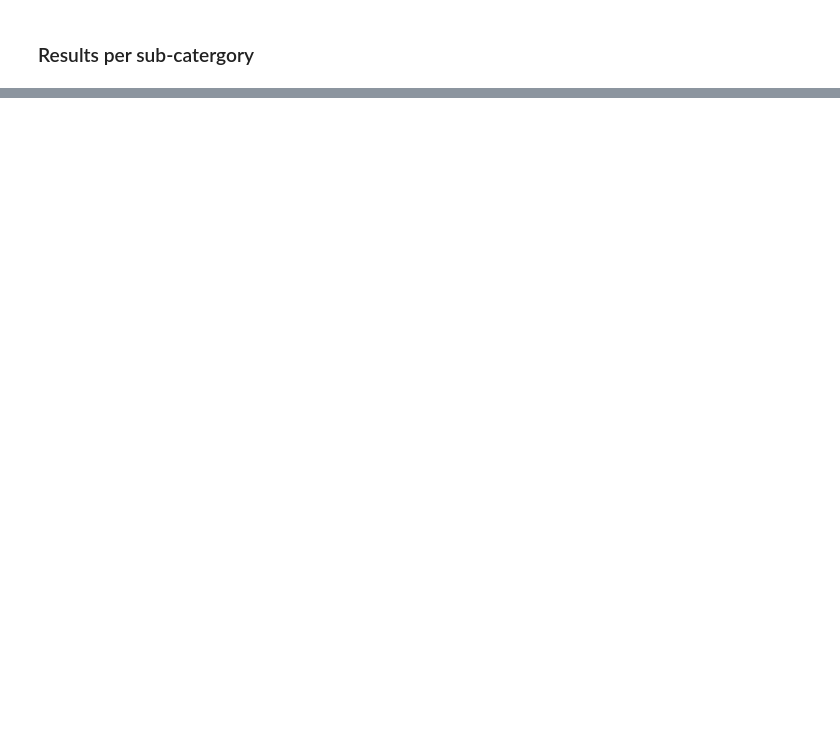
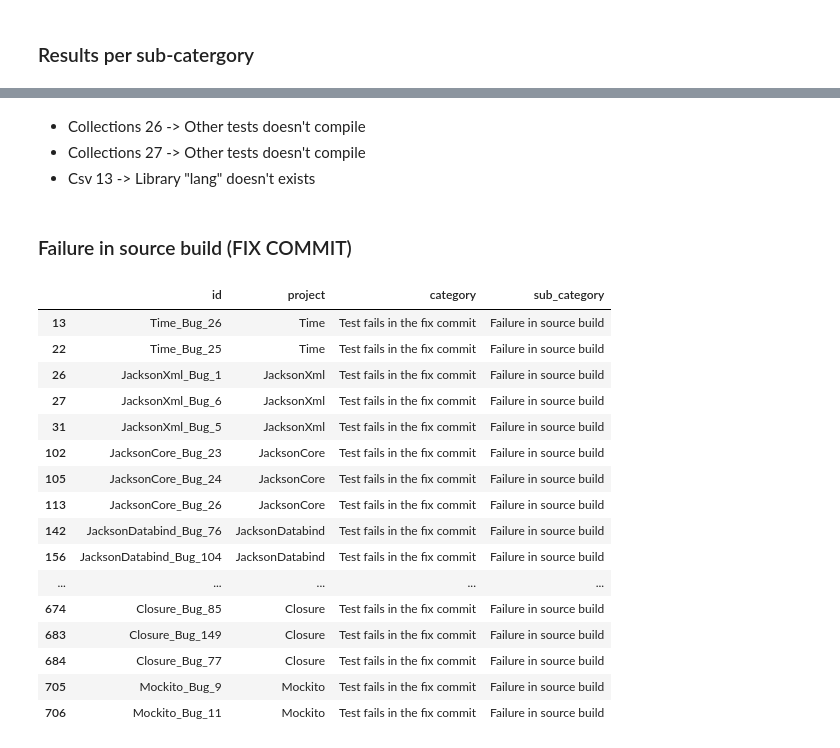
Before and after one commit to codeurjc/BugHunter, a Jupyter notebook: analysis/Analysis.ipynb, the cells around one changed output, grey strips where cells are left out. Drawn from its saved outputs; the diff is of its cells as text; code cells hidden in the pictures; blank space fills up the shorter version.

Commit message:
Working on project Time

```diff
--- a/analysis/Analysis.ipynb
+++ b/analysis/Analysis.ipynb
@@ -163,0 +190,26 @@ df[df['sub_category']=='Test execution fails']
+# %% [markdown]
+- Collections 26 -> Other tests doesn't compile
+- Collections 27 -> Other tests doesn't compile
+- Csv 13 -> Library "lang" doesn't exists
+# %% [markdown]
+### Failure in source build (FIX COMMIT)
+# %%
+df[df['sub_category']=='Failure in source build']
+# %% [output]
+|  | id | project | category | sub_category |
+| 13 | Time_Bug_26 | Time | Test fails in the fix commit | Failure in source build |
+| 22 | Time_Bug_25 | Time | Test fails in the fix commit | Failure in source build |
+| 26 | JacksonXml_Bug_1 | JacksonXml | Test fails in the fix commit | Failure in source build |
+| 27 | JacksonXml_Bug_6 | JacksonXml | Test fails in the fix commit | Failure in source build |
+| 31 | JacksonXml_Bug_5 | JacksonXml | Test fails in the fix commit | Failure in source build |
+| 102 | JacksonCore_Bug_23 | JacksonCore | Test fails in the fix commit | Failure in source build |
+| 105 | JacksonCore_Bug_24 | JacksonCore | Test fails in the fix commit | Failure in source build |
+| 113 | JacksonCore_Bug_26 | JacksonCore | Test fails in the fix commit | Failure in source build |
+| 142 | JacksonDatabind_Bug_76 | JacksonDatabind | Test fails in the fix commit | Failure in source build |
+| 156 | JacksonDatabind_Bug_104 | JacksonDatabind | Test fails in the fix commit | Failure in source build |
+| ... | ... | ... | ... | ... |
+| 674 | Closure_Bug_85 | Closure | Test fails in the fix commit | Failure in source build |
+| 683 | Closure_Bug_149 | Closure | Test fails in the fix commit | Failure in source build |
+| 684 | Closure_Bug_77 | Closure | Test fails in the fix commit | Failure in source build |
+| 705 | Mockito_Bug_9 | Mockito | Test fails in the fix commit | Failure in source build |
+| 706 | Mockito_Bug_11 | Mockito | Test fails in the fix commit | Failure in source build |
```
Also changed, not shown: parts of 13 cells of this notebook, 16 other files.
